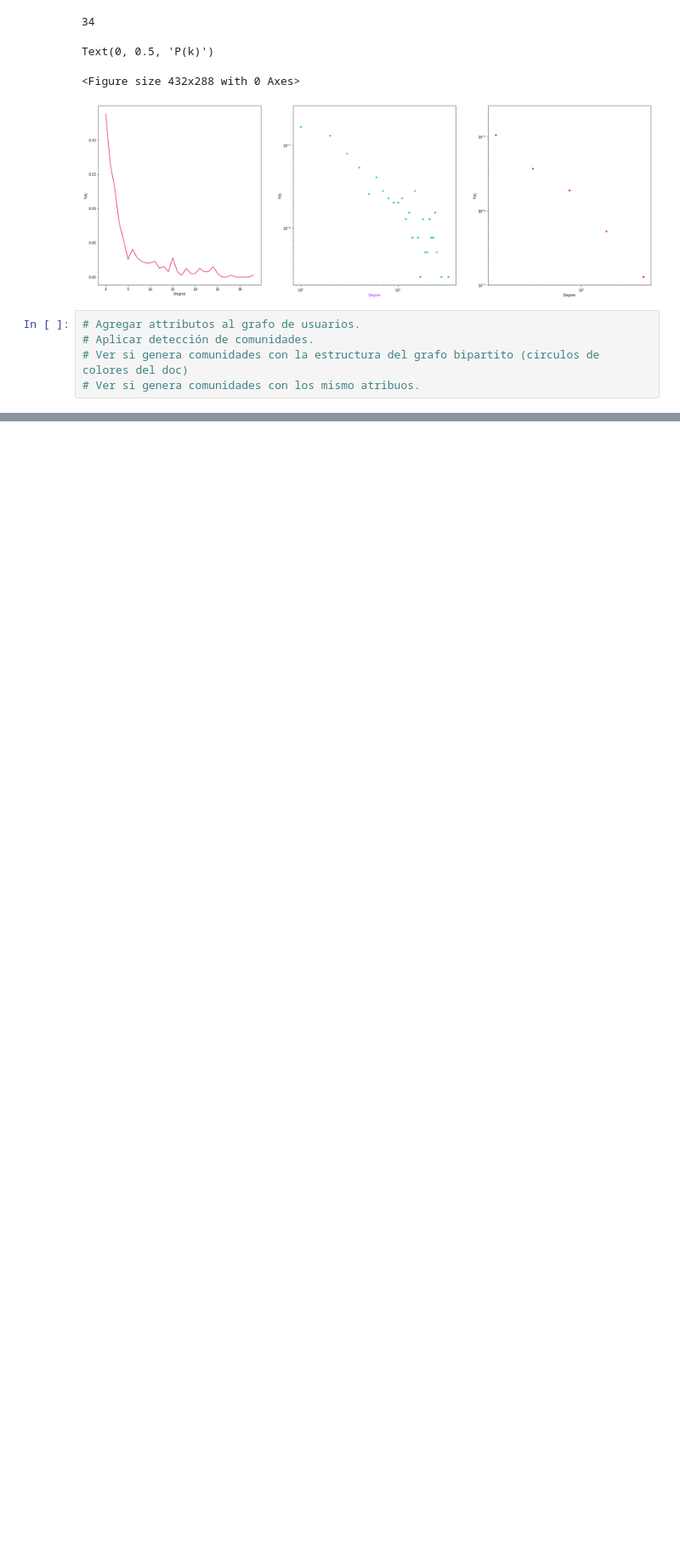
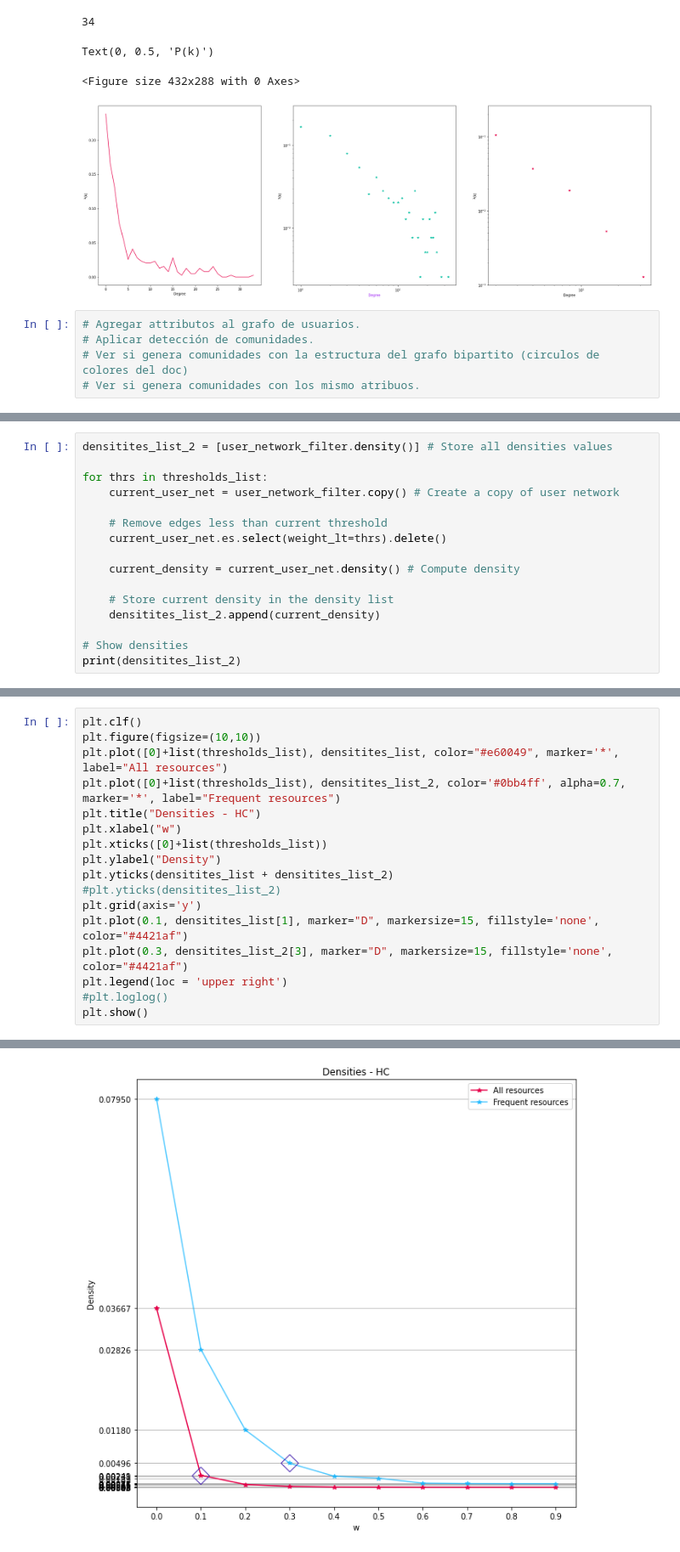
Before and after one commit to diazmx/phd-thesis-lab, a Jupyter notebook: 04-Analysis/02-NetworkModel-HC.ipynb, the cells around one changed output, grey strips where cells are left out. Shown at 85% size. Drawn from its saved outputs; the diff is of its cells as text; blank space fills up the shorter version.

```diff
--- a/04-Analysis/02-NetworkModel-HC.ipynb
+++ b/04-Analysis/02-NetworkModel-HC.ipynb
@@ -691,0 +829,16 @@ Text(0, 0.5, 'P(k)')
+# %%
+densitites_list_2 = [user_network_filter.density()] # Store all densities values
+
+for thrs in thresholds_list:
+    current_user_net = user_network_filter.copy() # Create a copy of user network
+
+    # Remove edges less than current threshold
+    current_user_net.es.select(weight_lt=thrs).delete()
+
+    current_density = current_user_net.density() # Compute density
+
+    # Store current density in the density list
+    densitites_list_2.append(current_density)
+
+# Show densities
+print(densitites_list_2)
@@ -691,0 +847,18 @@ Text(0, 0.5, 'P(k)')
+# %%
+plt.clf()
+plt.figure(figsize=(10,10))
+plt.plot([0]+list(thresholds_list), densitites_list, color="#e60049", marker='*', label="All resources")
+plt.plot([0]+list(thresholds_list), densitites_list_2, color='#0bb4ff', alpha=0.7, marker='*', label="Frequent resources")
+plt.title("Densities - HC")
+plt.xlabel("w")
+plt.xticks([0]+list(thresholds_list))
+plt.ylabel("Density")
+plt.yticks(densitites_list + densitites_list_2)
+#plt.yticks(densitites_list_2)
+plt.grid(axis='y')
+plt.plot(0.1, densitites_list[1], marker="D", markersize=15, fillstyle='none', color="#4421af")
+plt.plot(0.3, densitites_list_2[3], marker="D", markersize=15, fillstyle='none', color="#4421af")
+plt.legend(loc = 'upper right')
+#plt.loglog()
+plt.show()
+# %% [output]
@@ -691,0 +866 @@ Text(0, 0.5, 'P(k)')
+[figure, added]
```
Also changed, not shown: parts of 10 cells of this notebook, 1 other file.
